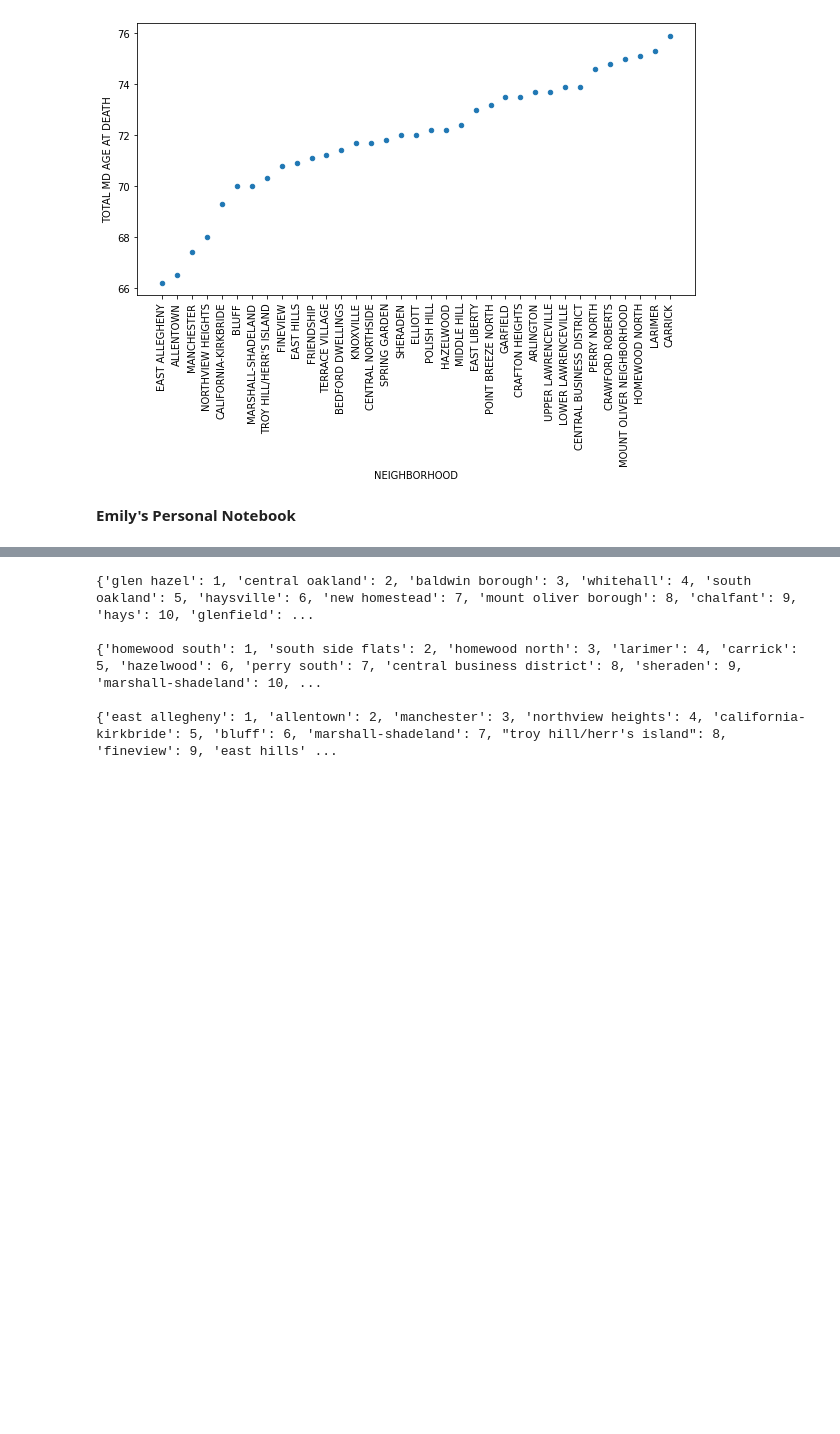
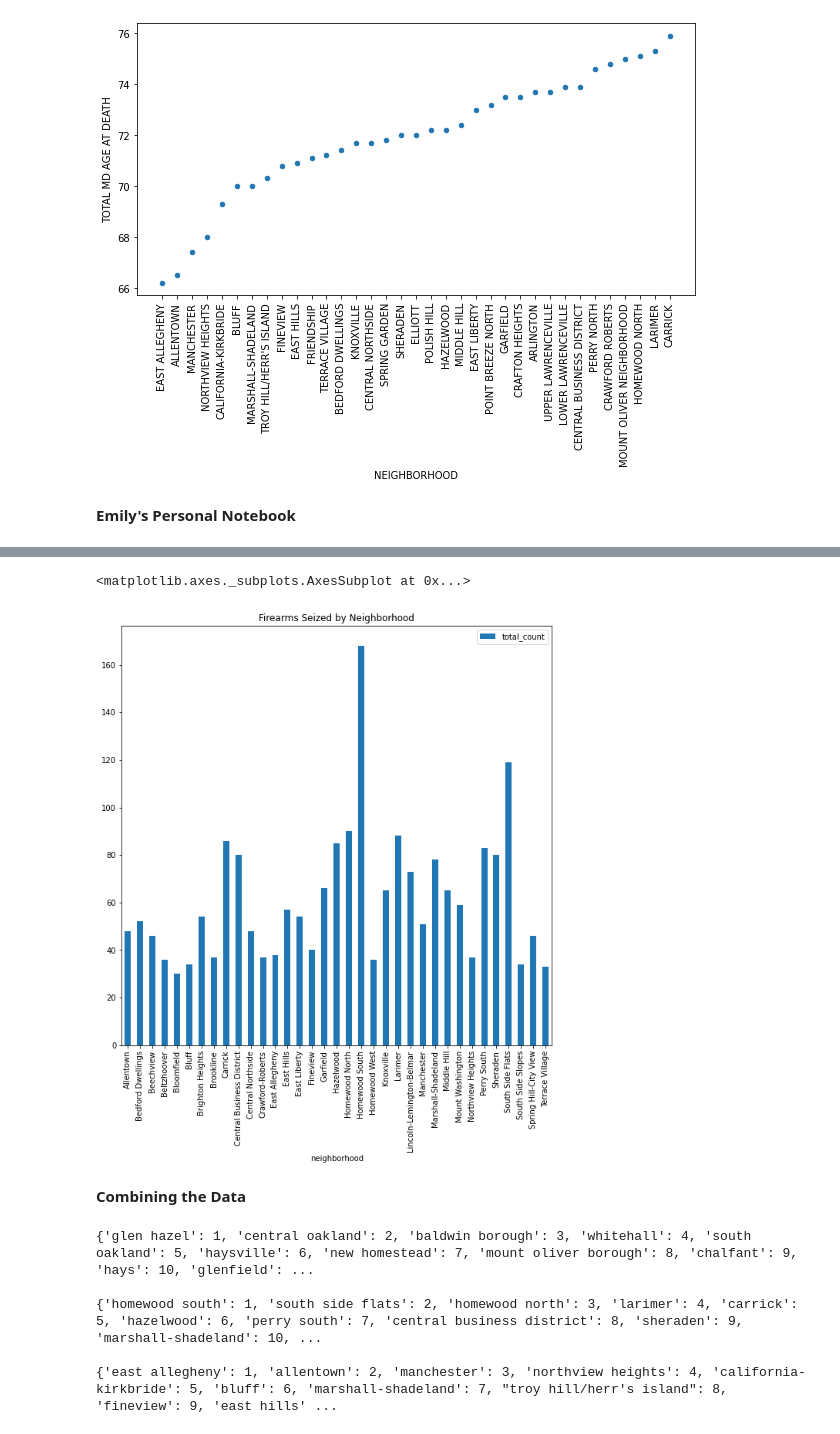
Before and after one commit to CalTsai77/Python-Data-Analysis-with-pandas-, a Jupyter notebook: final.ipynb, the cells around one changed output, grey strips where cells are left out. Drawn from its saved outputs; the diff is of its cells as text; code cells hidden in the pictures; blank space fills up the shorter version.

```diff
--- a/final.ipynb
+++ b/final.ipynb
@@ -53,3 +49,22 @@ plt.show()
 [figure]
 # %% [markdown]
 **Emily's Personal Notebook**
+# %%
+firearms_data = pd.read_csv("firearms_data.csv", index_col="_id", usecols = ['_id', 'total_count', 'neighborhood'])
+firearms_data.pivot(columns="neighborhood", values="total_count")
+
+def filter_greater_than(x, threshold):
+    if len(x)>threshold:
+        return True
+    else:
+        return False
+
+# use the custom function to filter out rows
+most_dangerous = firearms_data.groupby("neighborhood").filter(filter_greater_than,
+                                                     threshold=29)
+# look at what centers are in the data now
+most_dangerous.groupby('neighborhood').count()
+
+most_firearms = most_dangerous.groupby('neighborhood').count()
+most_firearms = most_firearms.sort_values("total_count", ascending = False)
+most_firearms.head(35)
@@ -56,3 +90,10 @@ plt.show()
+# %%
+most_firearms.plot.bar(title = "Firearms Seized by Neighborhood", figsize=(10,10), stacked = True)
+# %% [output]
+<matplotlib.axes._subplots.AxesSubplot at 0x...>
+[figure, added]
+# %% [markdown]
+**Combining the Data**
 # %%
 result_covid = pd.read_csv("result_covid.csv", usecols = ["neighborhood_municipality", "cases_per_100_indv"])
 result_covid.to_csv("covid.csv")
```
Also changed, not shown: parts of 2 cells of this notebook, 1 other file.
